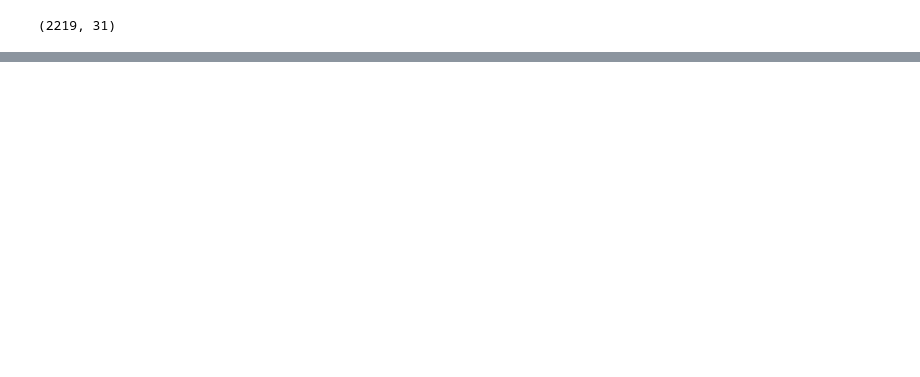
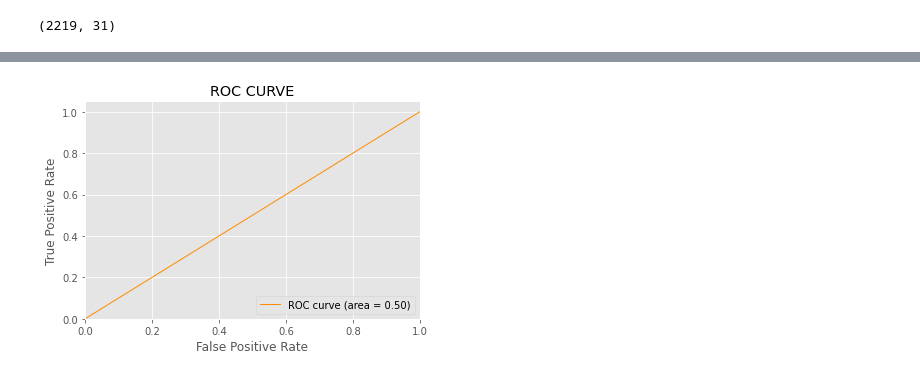
Before and after one commit to Himanshu-Dharma/Elon_bots_sentiment_analysis, a Jupyter notebook: tweetslalo.ipynb, the cells around one changed output, grey strips where cells are left out. Cells and saved outputs as stored; diff of their text form; code cells hidden in the pictures; blank space fills up the shorter version.

```diff
--- a/tweetslalo.ipynb
+++ b/tweetslalo.ipynb
@@ -746,0 +982,9 @@ df
+# %%
+# Separating the 95% data for training data and 5% for testing data
+X_train, X_test, y_train, y_test = train_test_split(X,y,test_size = 0.2, random_state =26105111)
+# %%
+#Transforming Dataset using TF-IDF Vectorizer
+#Fit the TF-IDF Vectorizer
+vectoriser = TfidfVectorizer(ngram_range=(1,2), max_features=500000)
+vectoriser.fit(X_train)
+print('No. of feature_words: ', len(vectoriser.get_feature_names()))
@@ -746,0 +994,4 @@ df
+# %%
+#Transform the data using TF-IDF Vectorizer
+X_train = vectoriser.transform(X_train)
+X_test  = vectoriser.transform(X_test)
@@ -746,0 +1019,5 @@ df
+# %%
+BNBmodel = BernoulliNB()
+BNBmodel.fit(X_train, y_train)
+model_Evaluate(BNBmodel)
+y_pred1 = BNBmodel.predict(X_test)
@@ -746,0 +1041,16 @@ df
+# %%
+#plot the ROC AUC curve
+from sklearn.metrics import roc_curve, auc
+fpr, tpr, thresholds = roc_curve(y_test, y_pred1)
+roc_auc = auc(fpr, tpr)
+plt.figure()
+plt.plot(fpr, tpr, color='darkorange', lw=1, label='ROC curve (area = %0.2f)' % roc_auc)
+plt.xlim([0.0, 1.0])
+plt.ylim([0.0, 1.05])
+plt.xlabel('False Positive Rate')
+plt.ylabel('True Positive Rate')
+plt.title('ROC CURVE')
+plt.legend(loc="lower right")
+plt.show()
+# %% [output]
+[figure, added]
```
Also changed, not shown: parts of 39 cells of this notebook.
